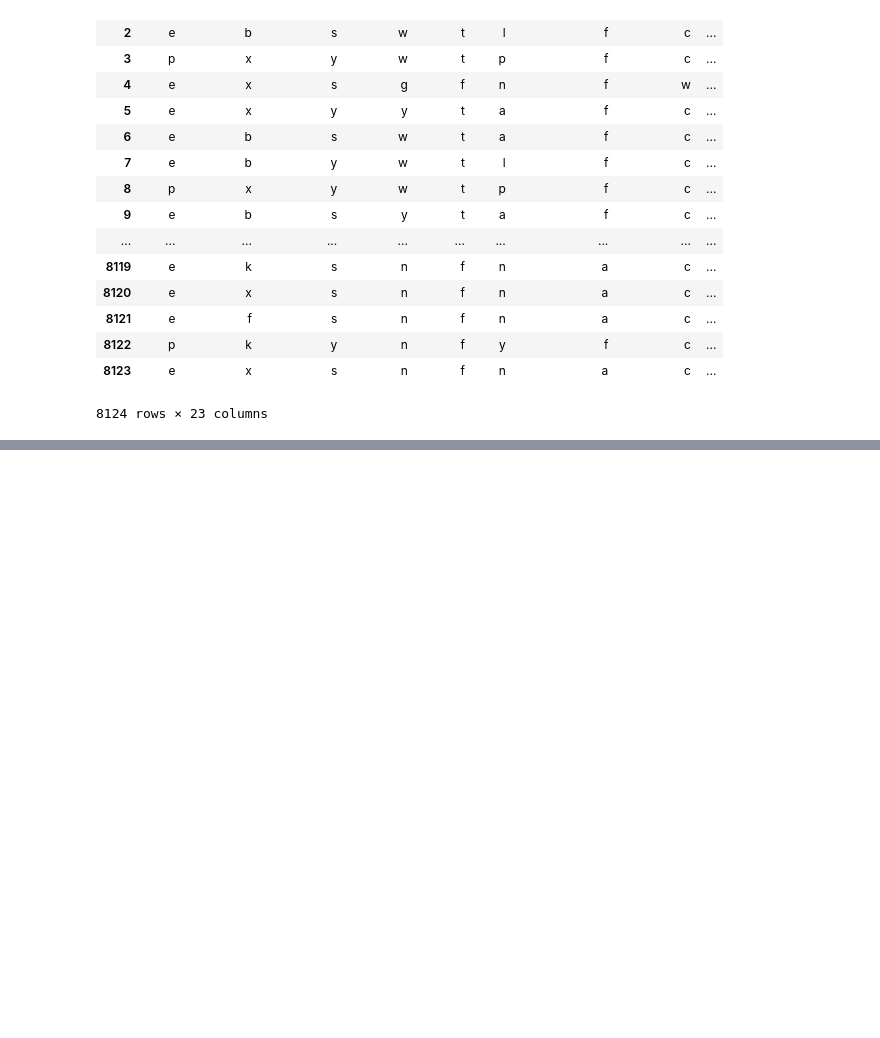
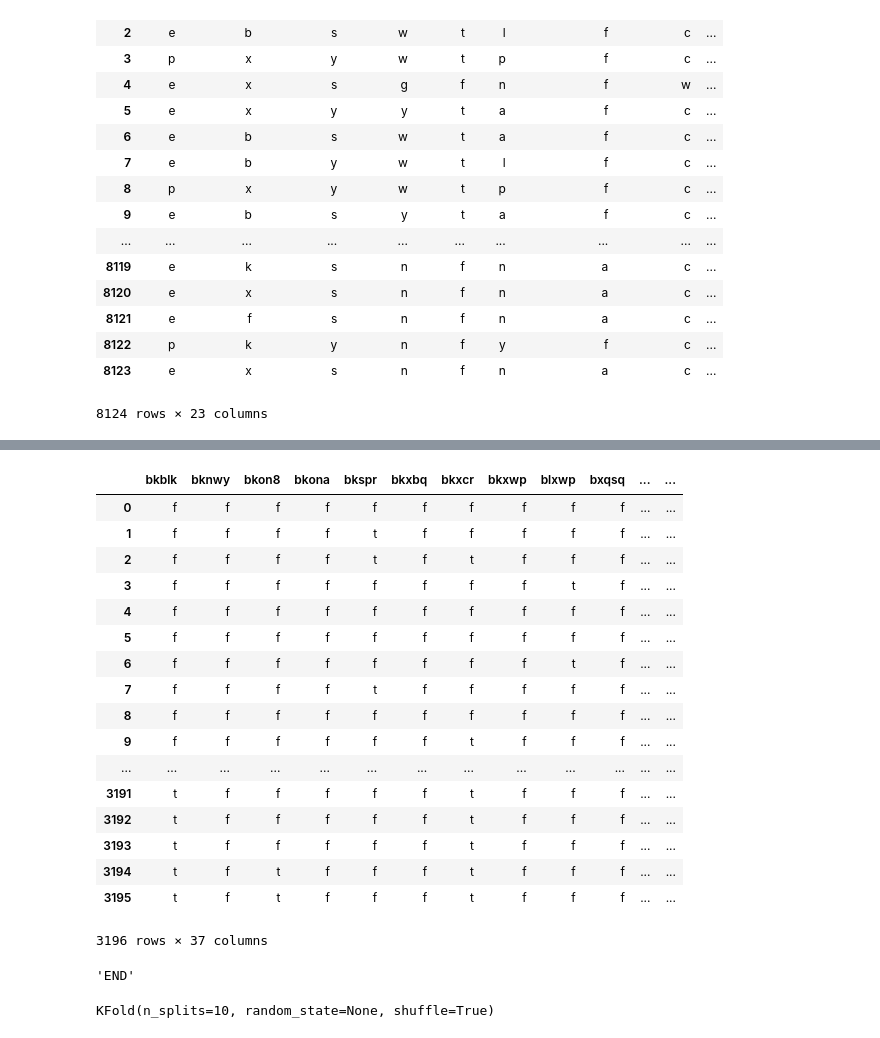
Before and after one commit to gpennington17/Data-Mining-Implementation, a Jupyter notebook: Jonathan's code/DCT/Testing_DCT.ipynb, the cells around one changed output, grey strips where cells are left out. Saved outputs shown, nothing was run; the diff lists cells and outputs as text; code cells hidden in the pictures; blank space fills up the shorter version.

```diff
--- a/Jonathan's code/DCT/Testing_DCT.ipynb
+++ b/Jonathan's code/DCT/Testing_DCT.ipynb
@@ -106,0 +306,62 @@ odor
+# %%
+#Get dataset
+response = urllib.request.urlopen('https://archive.ics.uci.edu/ml/machine-learning-databases/chess/king-rook-vs-king-pawn/kr-vs-kp.data')
+html = response.read()
+soup = BeautifulSoup(html,"lxml")
+body=soup.find_all('p')
+txt_body=str(body)
+txt_body=txt_body[4:-6]
+table_set=[]
+for line in txt_body.splitlines():
+    row=line.split(',')
+    #for ndx in range (len(row)):
+        #so we may check for null later...
+        #if(row[ndx]=='?'):
+            #row[ndx]=None
+
+    table_set.append(row)
+len(table_set)
+len(table_set[0])
+col_names=['bkblk','bknwy','bkon8','bkona','bkspr','bkxbq','bkxcr','bkxwp','blxwp','bxqsq','cntxt','dsopp','dwipd',
+ 'hdchk','katri','mulch','qxmsq','r2ar8','reskd','reskr','rimmx','rkxwp','rxmsq','simpl','skach','skewr',
+ 'skrxp','spcop','stlmt','thrsk','wkcti','wkna8','wknck','wkovl','wkpos','wtoeg','class']
+
+#get rid of last row because its a Nonetype row
+df = pd.DataFrame(table_set[:-1], columns=col_names)
+df
+# %% [output]
+|  | bkblk | bknwy | bkon8 | bkona | bkspr | bkxbq | bkxcr | bkxwp | blxwp | bxqsq | ... | ... |
+| 0 | f | f | f | f | f | f | f | f | f | f | ... | ... |
+| 1 | f | f | f | f | t | f | f | f | f | f | ... | ... |
+| 2 | f | f | f | f | t | f | t | f | f | f | ... | ... |
+| 3 | f | f | f | f | f | f | f | f | t | f | ... | ... |
+| 4 | f | f | f | f | f | f | f | f | f | f | ... | ... |
+| 5 | f | f | f | f | f | f | f | f | f | f | ... | ... |
+| 6 | f | f | f | f | f | f | f | f | t | f | ... | ... |
+| 7 | f | f | f | f | t | f | f | f | f | f | ... | ... |
+| 8 | f | f | f | f | f | f | f | f | f | f | ... | ... |
+| 9 | f | f | f | f | f | f | t | f | f | f | ... | ... |
+| ... | ... | ... | ... | ... | ... | ... | ... | ... | ... | ... | ... | ... |
+| 3191 | t | f | f | f | f | f | t | f | f | f | ... | ... |
+| 3192 | t | f | f | f | f | f | t | f | f | f | ... | ... |
+| 3193 | t | f | f | f | f | f | t | f | f | f | ... | ... |
+| 3194 | t | f | t | f | f | f | t | f | f | f | ... | ... |
+| 3195 | t | f | t | f | f | f | t | f | f | f | ... | ... |
+3196 rows × 37 columns
+# %%
+Attbs=col_names[:-1]
+X=np.array(df[Attbs].values)
+y=np.array(df['class'].values)
+test = DCT.DCT_classifer(Attbs,df['class'].unique())
+#For some reason nonetype?
+test.fit(X,y)
+#test.show()
+# %% [output]
+'END'
+# %%
+from sklearn.model_selection import KFold
+from sklearn.metrics import accuracy_score
+kf=KFold(n_splits=10,shuffle=True)
+print(kf)
+# %% [output]
+KFold(n_splits=10, random_state=None, shuffle=True)
```
Also changed, not shown: parts of 15 cells of this notebook, 1 other file.
